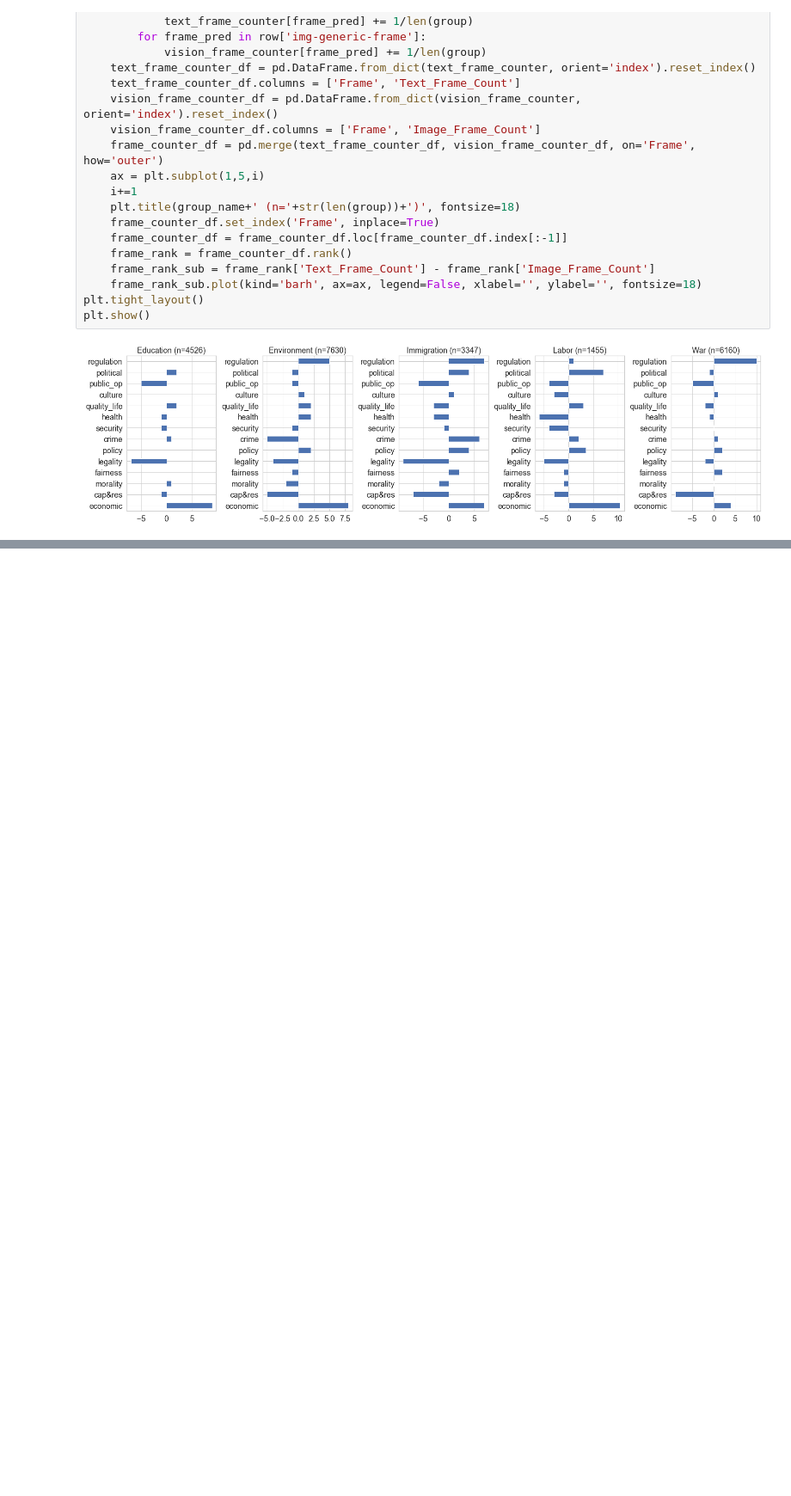
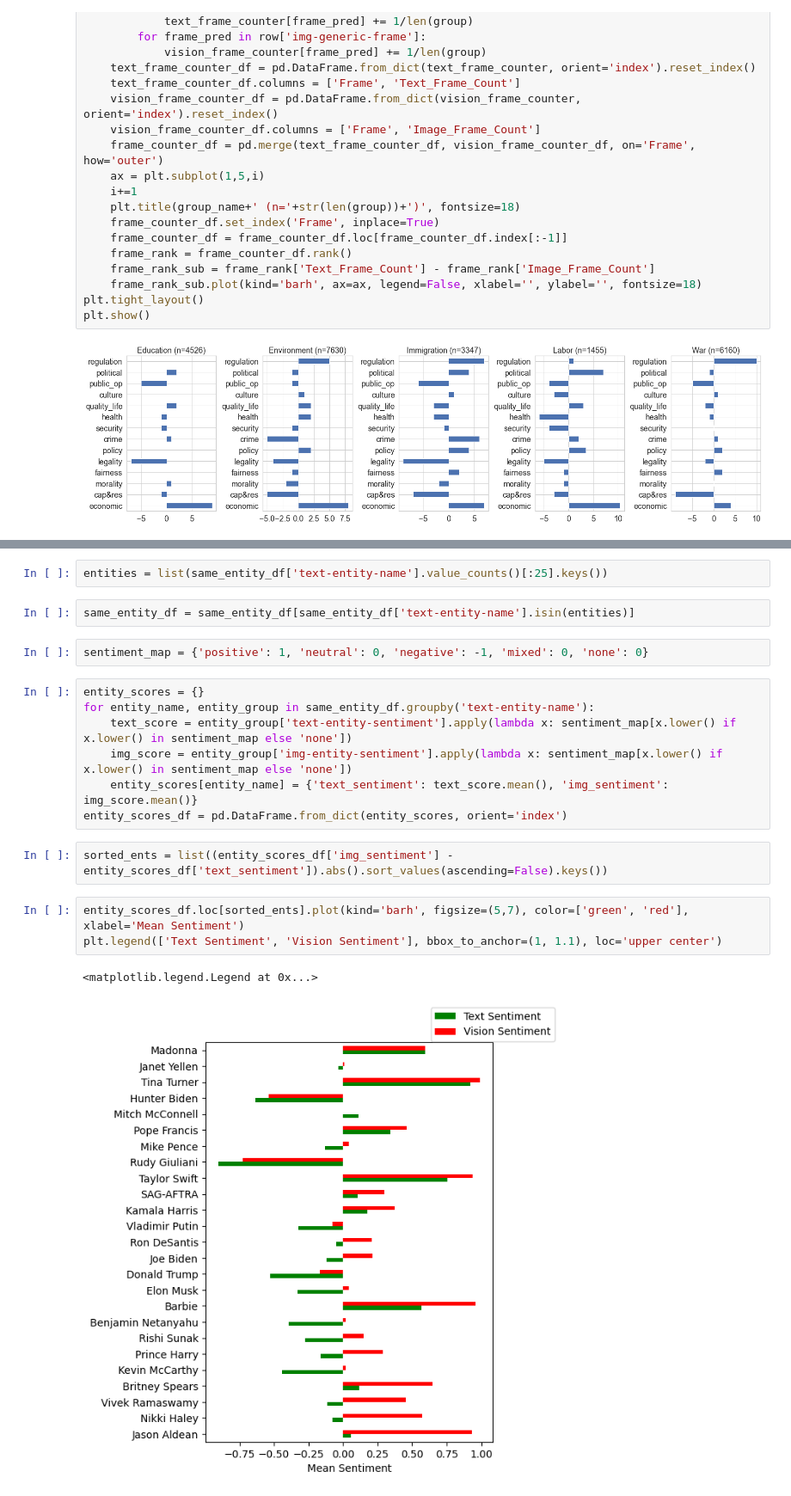
Before and after one commit to copenlu/frame-align, a Jupyter notebook: notebooks/Annotation Analysis.ipynb, the cells around one changed output, grey strips where cells are left out. Shown at 86% size. Saved outputs shown, nothing was run; the diff lists cells and outputs as text; blank space fills up the shorter version.

```diff
--- a/notebooks/Annotation Analysis.ipynb
+++ b/notebooks/Annotation Analysis.ipynb
@@ -256,0 +275,21 @@ plt.show()
+# %%
+entities = list(same_entity_df['text-entity-name'].value_counts()[:25].keys())
+# %%
+same_entity_df = same_entity_df[same_entity_df['text-entity-name'].isin(entities)]
+# %%
+sentiment_map = {'positive': 1, 'neutral': 0, 'negative': -1, 'mixed': 0, 'none': 0}
+# %%
+entity_scores = {}
+for entity_name, entity_group in same_entity_df.groupby('text-entity-name'):
+    text_score = entity_group['text-entity-sentiment'].apply(lambda x: sentiment_map[x.lower() if x.lower() in sentiment_map else 'none'])
+    img_score = entity_group['img-entity-sentiment'].apply(lambda x: sentiment_map[x.lower() if x.lower() in sentiment_map else 'none'])
+    entity_scores[entity_name] = {'text_sentiment': text_score.mean(), 'img_sentiment': img_score.mean()}
+entity_scores_df = pd.DataFrame.from_dict(entity_scores, orient='index')
+# %%
+sorted_ents = list((entity_scores_df['img_sentiment'] - entity_scores_df['text_sentiment']).abs().sort_values(ascending=False).keys())
+# %%
+entity_scores_df.loc[sorted_ents].plot(kind='barh', figsize=(5,7), color=['green', 'red'], xlabel='Mean Sentiment')
+plt.legend(['Text Sentiment', 'Vision Sentiment'], bbox_to_anchor=(1, 1.1), loc='upper center')
+# %% [output]
+<matplotlib.legend.Legend at 0x...>
+[figure, added]
```
Also changed, not shown: parts of 32 cells of this notebook, 1 other file.
